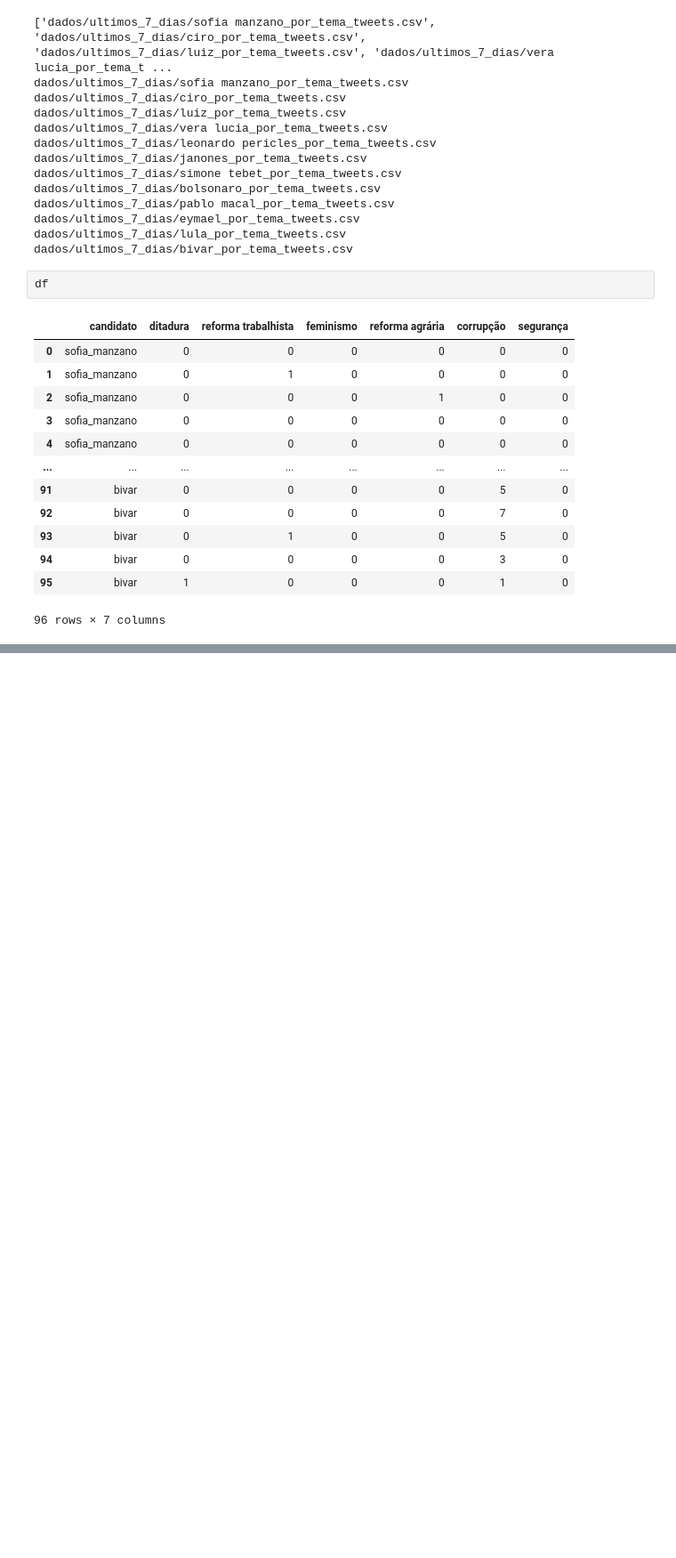
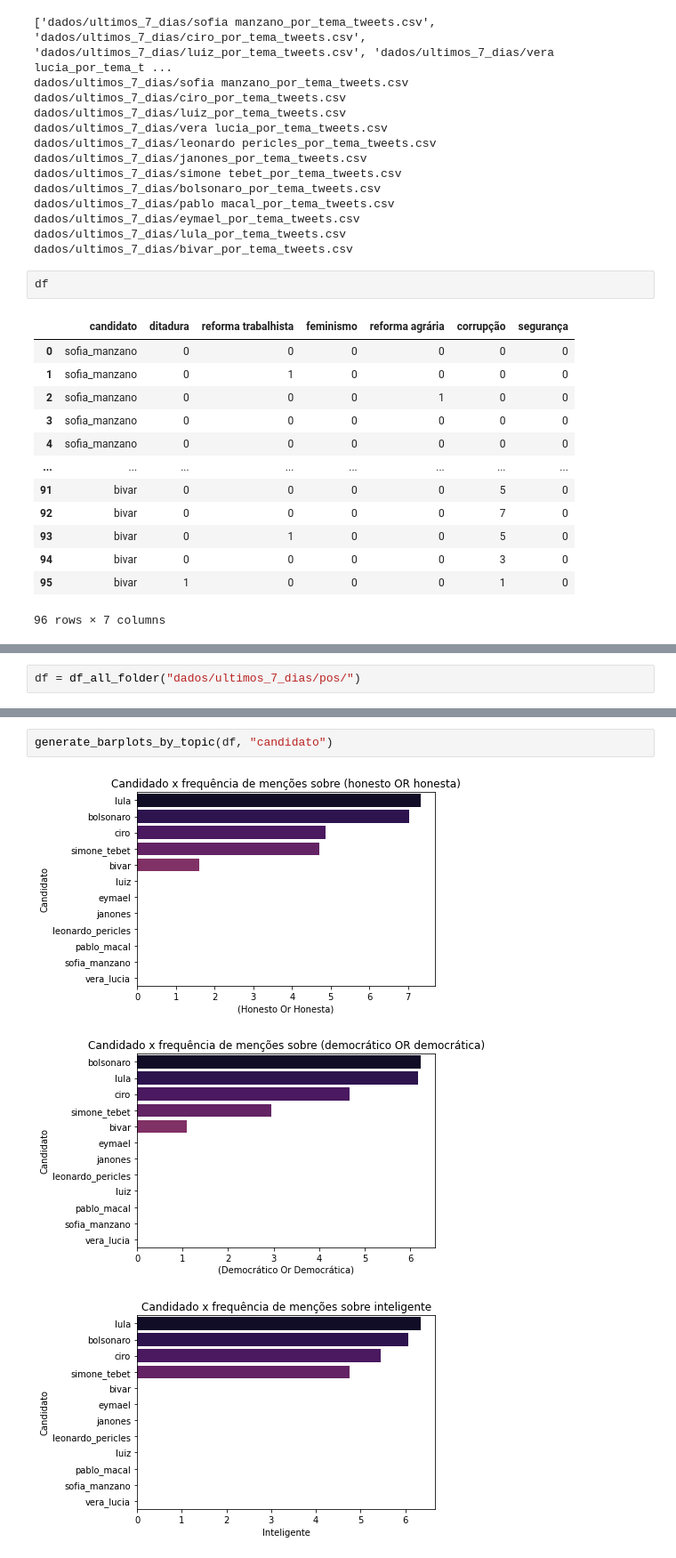
Before and after one commit to EduardoTTristao/analise-de-sentimento-politico-pelo-twitter, a Jupyter notebook: analise-de-sentimento-politico-pelo-twitter/data_analysis.ipynb, the cells around one changed output, grey strips where cells are left out. Shown: that part at 89% size. Cells and saved outputs as stored; diff of their text form; blank space fills up the shorter version.

```diff
--- a/analise-de-sentimento-politico-pelo-twitter/data_analysis.ipynb
+++ b/analise-de-sentimento-politico-pelo-twitter/data_analysis.ipynb
@@ -106,0 +100,2 @@ Name: reforma agrária, dtype: int64
+# %%
+df = df_all_folder("dados/ultimos_7_dias/pos/")
@@ -106,0 +116,6 @@ Name: reforma agrária, dtype: int64
+# %%
+generate_barplots_by_topic(df, "candidato")
+# %% [output]
+[figure, added]
+[figure, added]
+[figure, added]
```
Also changed, not shown: parts of 24 cells of this notebook, 6 other files.
